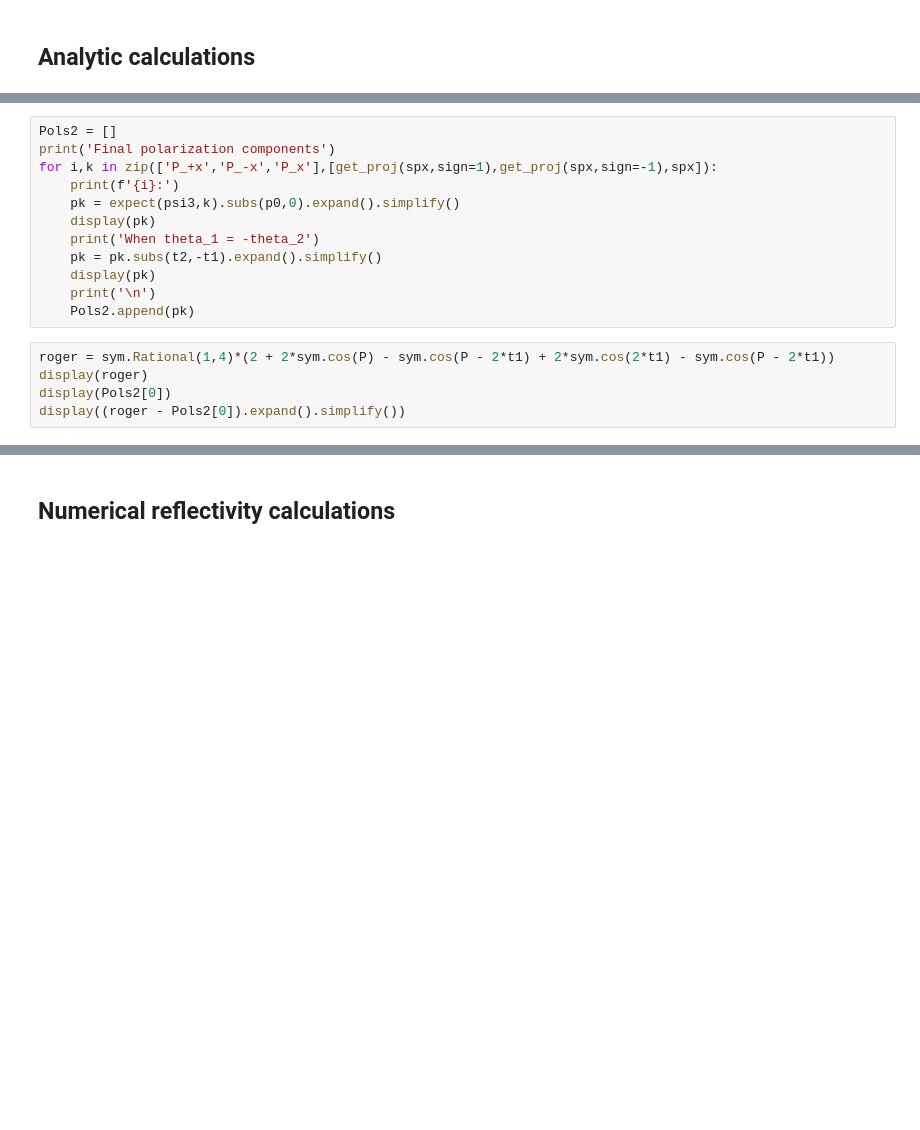
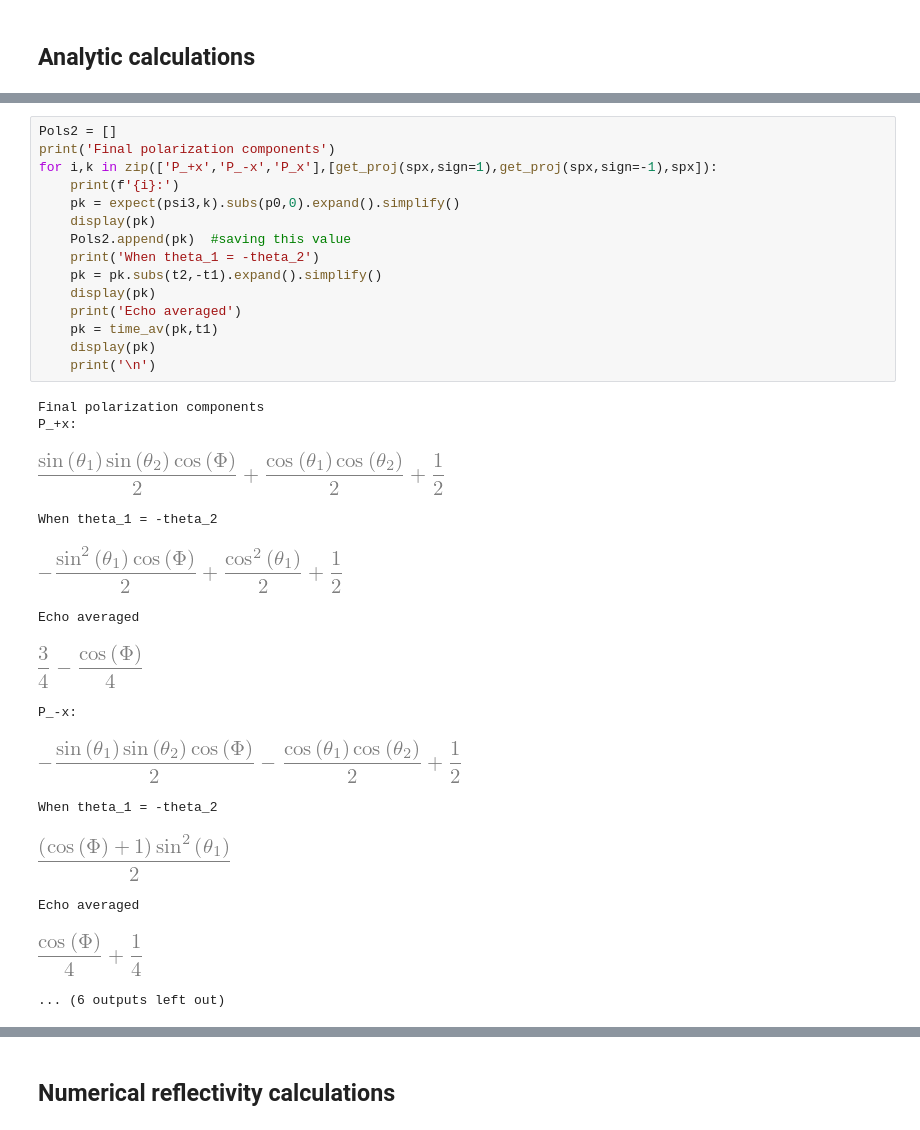
Before and after one commit to srmck/Goos-Hanchen, a Jupyter notebook: Goos-Hanchen.ipynb, the cells around one changed output, grey strips where cells are left out. Saved outputs shown, nothing was run; the diff lists cells and outputs as text; blank space fills up the shorter version.

```diff
--- a/Goos-Hanchen.ipynb
+++ b/Goos-Hanchen.ipynb
@@ -149,18 +191,31 @@ for i,k in zip(['Px','Py','Pz'],[spx,spy,spz]):
 # %%
 Pols2 = []
 print('Final polarization components')
 for i,k in zip(['P_+x','P_-x','P_x'],[get_proj(spx,sign=1),get_proj(spx,sign=-1),spx]):
     print(f'{i}:')
     pk = expect(psi3,k).subs(p0,0).expand().simplify()
     display(pk)
+    Pols2.append(pk)  #saving this value
     print('When theta_1 = -theta_2')
     pk = pk.subs(t2,-t1).expand().simplify()
     display(pk)
+    print('Echo averaged')
+    pk = time_av(pk,t1)
+    display(pk)
     print('\n')
-    Pols2.append(pk)
+# %% [output]
+Final polarization components
+P_+x:
+[figure, added]
+When theta_1 = -theta_2
+[figure, added]
+Echo averaged
+[figure, added]
+P_-x:
+[figure, added]
+When theta_1 = -theta_2
+[figure, added]
+Echo averaged
+[figure, added]
+... (6 outputs left out)
-# %%
-roger = sym.Rational(1,4)*(2 + 2*sym.cos(P) - sym.cos(P - 2*t1) + 2*sym.cos(2*t1) - sym.cos(P - 2*t1))
-display(roger)
-display(Pols2[0])
-display((roger - Pols2[0]).expand().simplify())
 # %%
```
Also changed, not shown: parts of 11 cells of this notebook, 3 other files.
